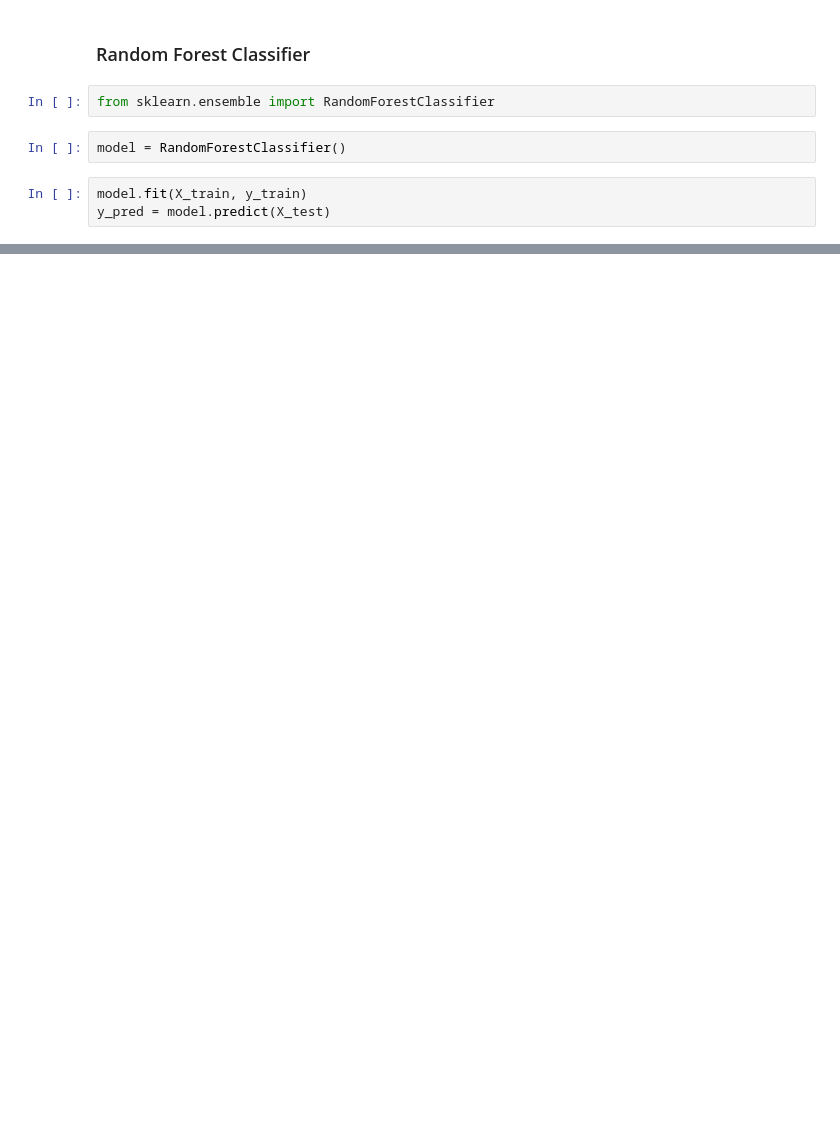
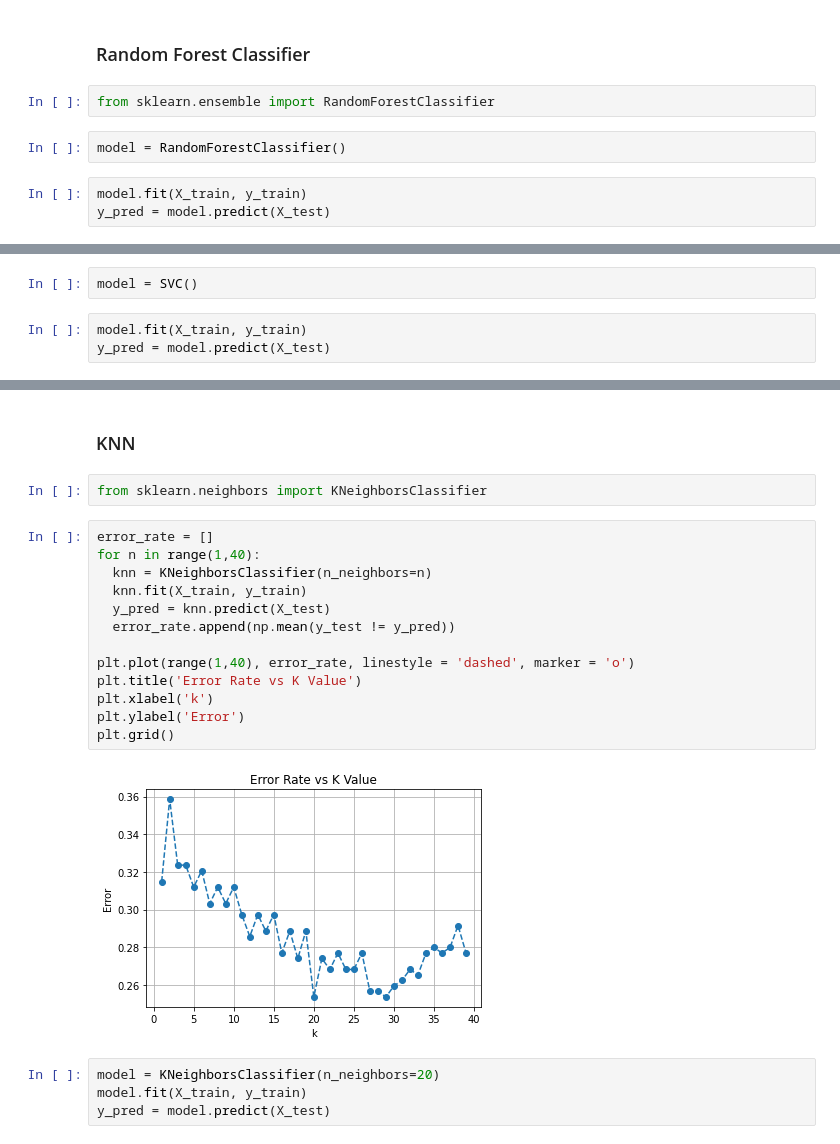
Before and after one commit to NickOLeeney/data-science-projects, a Jupyter notebook: WineQualityProject.ipynb, the cells around one changed output, grey strips where cells are left out. Drawn from its saved outputs; the diff is of its cells as text; blank space fills up the shorter version.

```diff
--- a/WineQualityProject.ipynb
+++ b/WineQualityProject.ipynb
@@ -258,0 +263,5 @@ weighted avg       0.61      0.46      0.33       343
+# %%
+model = SVC()
+# %%
+model.fit(X_train, y_train)
+y_pred = model.predict(X_test)
@@ -258,0 +289,23 @@ weighted avg       0.61      0.46      0.33       343
+# %% [markdown]
+### KNN
+# %%
+from sklearn.neighbors import KNeighborsClassifier
+# %%
+error_rate = []
+for n in range(1,40):
+  knn = KNeighborsClassifier(n_neighbors=n)
+  knn.fit(X_train, y_train)
+  y_pred = knn.predict(X_test)
+  error_rate.append(np.mean(y_test != y_pred))
+
+plt.plot(range(1,40), error_rate, linestyle = 'dashed', marker = 'o')
+plt.title('Error Rate vs K Value')
+plt.xlabel('k')
+plt.ylabel('Error')
+plt.grid()
+# %% [output]
+[figure, added]
+# %%
+model = KNeighborsClassifier(n_neighbors=20)
+model.fit(X_train, y_train)
+y_pred = model.predict(X_test)
```
Also changed, not shown: parts of 6 cells of this notebook.
